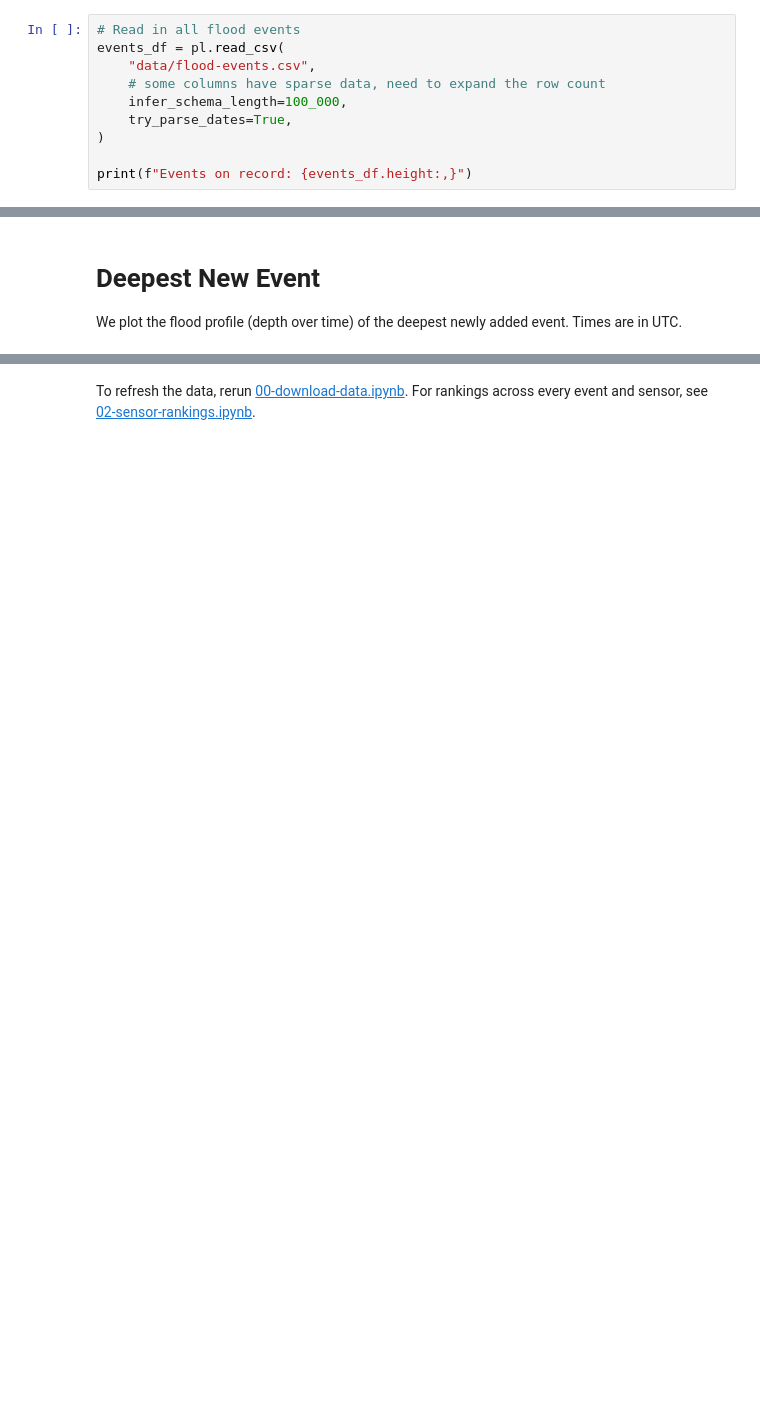
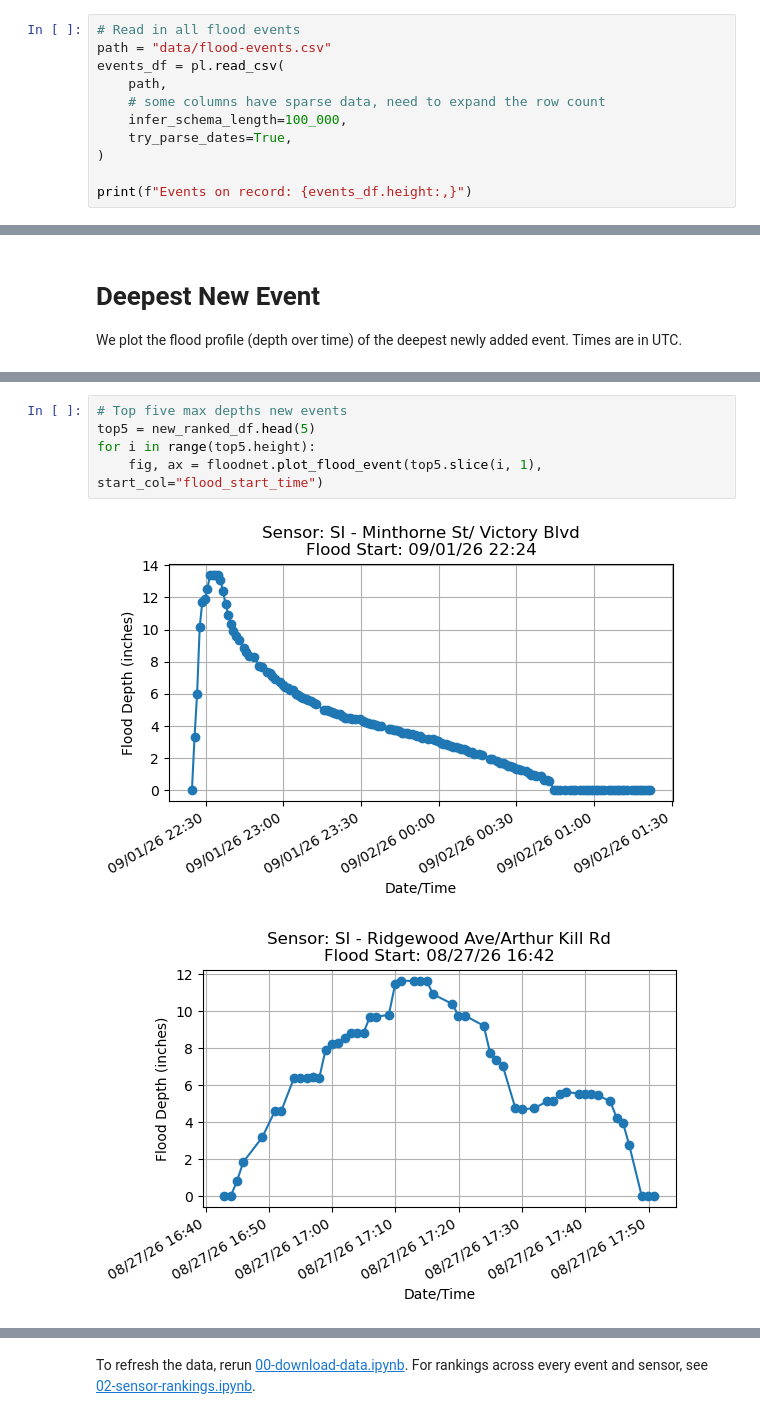
Before and after one commit to mebauer/floodnet-nyc-tutorial, a Jupyter notebook: 04-latest-refresh.ipynb, the cells around one changed output, grey strips where cells are left out. Saved outputs shown, nothing was run; the diff lists cells and outputs as text; blank space fills up the shorter version.

```diff
--- a/04-latest-refresh.ipynb
+++ b/04-latest-refresh.ipynb
@@ -181,8 +226,9 @@ Below, we rank every flood event on record by max depth and then keep only the n
 Flood events have no ID column, so we match on `sensor_id` and `flood_start_time`, which together identify an event.
 # %%
 # Read in all flood events
+path = "data/flood-events.csv"
 events_df = pl.read_csv(
-    "data/flood-events.csv",
+    path,
     # some columns have sparse data, need to expand the row count
     infer_schema_length=100_000,
     try_parse_dates=True,
@@ -240,3 +357,11 @@ fig, ax = floodnet.plot_flood_event(
 )
 # %% [output]
 [figure]
+# %%
+# Top five max depths new events
+top5 = new_ranked_df.head(5)
+for i in range(top5.height):
+    fig, ax = floodnet.plot_flood_event(top5.slice(i, 1), start_col="flood_start_time")
+# %% [output]
+[figure, added]
+[figure, added]
```
Also changed, not shown: parts of 16 cells of this notebook, 2 other files.
